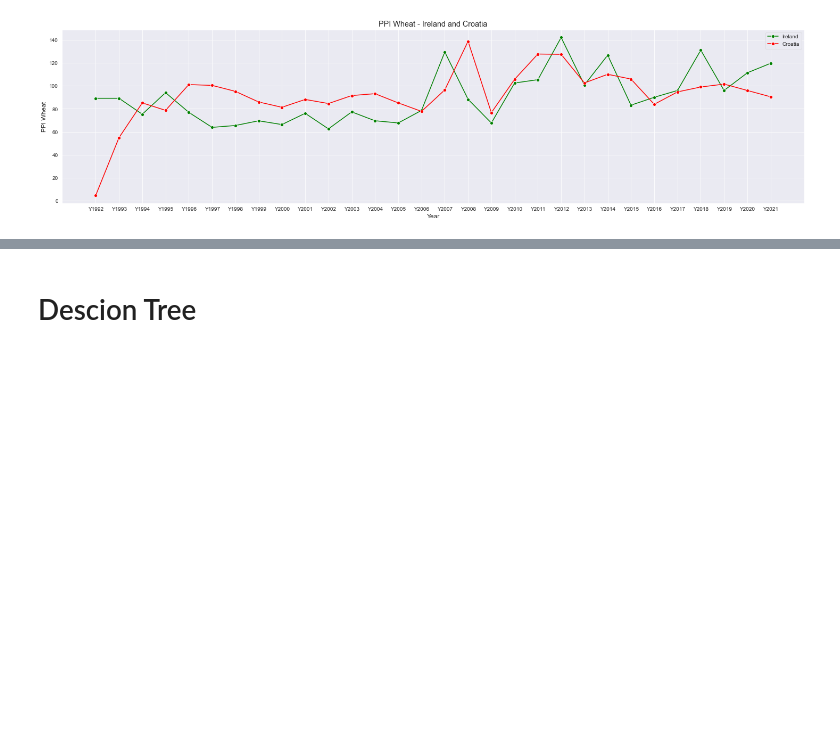
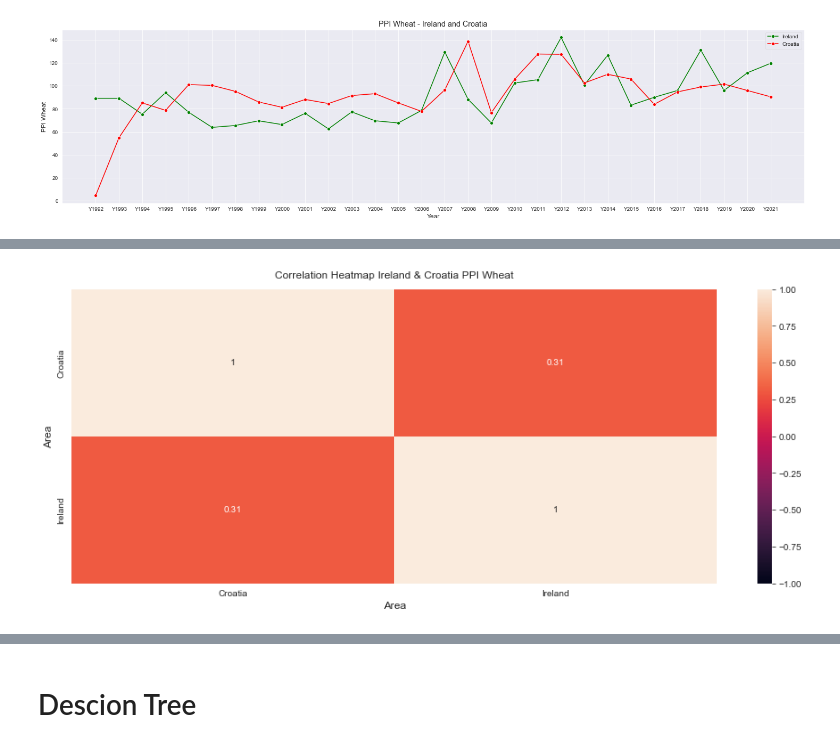
Before and after one commit to sba22218/MSc_GitHub_CA2, a Jupyter notebook: MM_Data_Explore_and_viz_postprocessed-Copy1.ipynb, the cells around one changed output, grey strips where cells are left out. Cells and saved outputs as stored; diff of their text form; code cells hidden in the pictures; blank space fills up the shorter version.

```diff
--- a/MM_Data_Explore_and_viz_postprocessed-Copy1.ipynb
+++ b/MM_Data_Explore_and_viz_postprocessed-Copy1.ipynb
@@ -707,11 +724,13 @@ sns.heatmap(df_CA_correl.corr());
 # %%
 # Increase the size of the heatmap.
 plt.figure(figsize=(16, 6))
 # Store heatmap object in a variable to easily access it when you want to include more features (such as title).
 # Set the range of values to be displayed on the colormap from -1 to 1, and set the annotation to True to display the correlation values on the heatmap.
-heatmap = sns.heatmap(df_CA_correl.corr(), vmin=-1, vmax=1, annot=True)
+heatmap = sns.heatmap(df_CA_correl.corr(), vmin=-1, vmax=1, annot=True, )
 # Give a title to the heatmap. Pad defines the distance of the title from the top of the heatmap.
-heatmap.set_title('Correlation Heatmap', fontdict={'fontsize':12}, pad=12);
+heatmap.set_title('Correlation Heatmap Ireland & Croatia PPI Wheat', fontdict={'fontsize':12}, pad=12);
+# %% [output]
+[figure, added]
 # %%
 # #find line of best fit
 # a, b = np.polyfit(X, y, 1)
```
Also changed, not shown: parts of 37 cells of this notebook, 4 other files.
